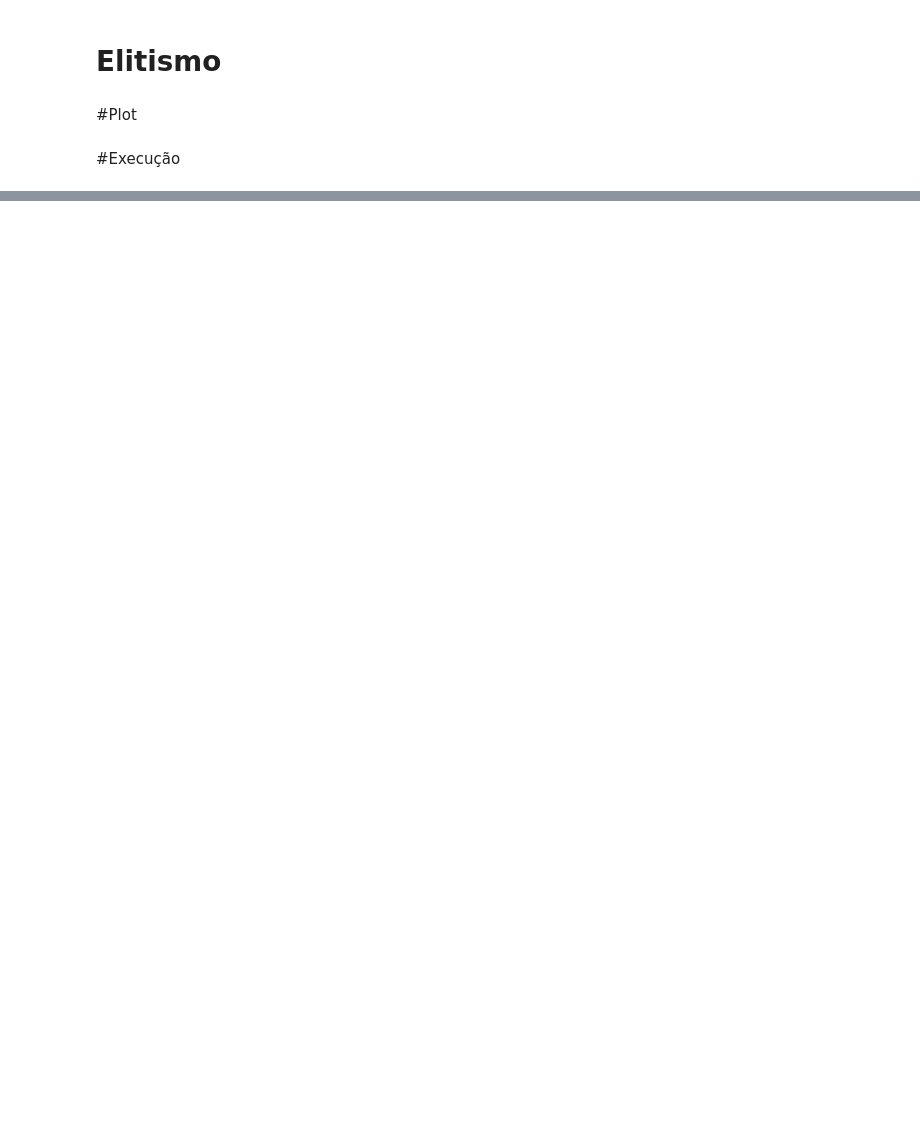
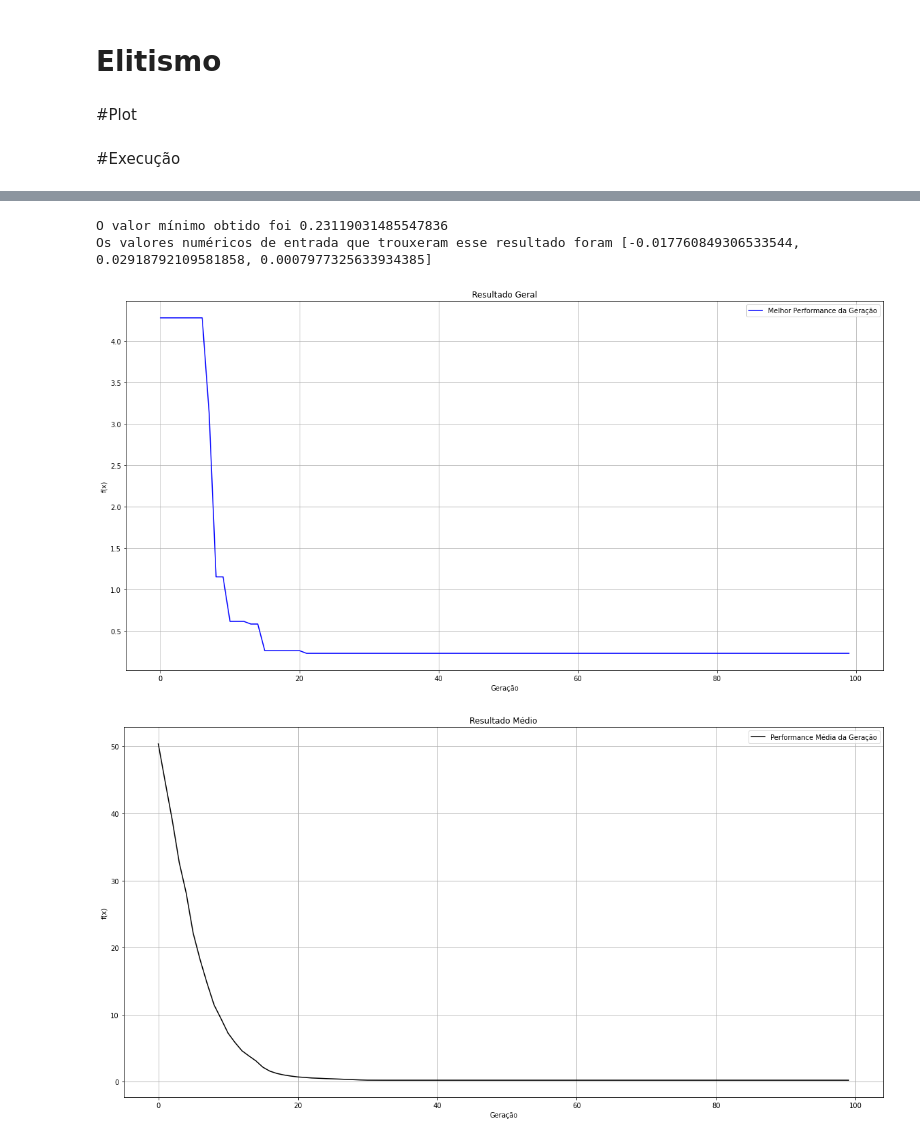
Before and after one commit to gilvandrocesardemedeiros/DCA_UFRN_IA, a Jupyter notebook: Unidade_3/IA_GA.ipynb, the cells around one changed output, grey strips where cells are left out. Saved outputs shown, nothing was run; the diff lists cells and outputs as text; code cells hidden in the pictures; blank space fills up the shorter version.

```diff
--- a/Unidade_3/IA_GA.ipynb
+++ b/Unidade_3/IA_GA.ipynb
@@ -339,0 +380,18 @@ popu
+# %%
+#Teste 3
+%%time
+qnt_populacao = 1000
+selecao = 'roleta'
+taxa_cruz = 0.1
+taxa_mut = 0.1
+taxa_elit = 0.1
+
+seed = 42
+n_geracoes = 100
+tam_bin = 10
+popu = algoGenetico(qnt_populacao,seed,n_geracoes,taxa_elit,selecao,taxa_cruz,taxa_mut,tam_bin)
+# %% [output]
+O valor mínimo obtido foi 0.23119031485547836
+Os valores numéricos de entrada que trouxeram esse resultado foram [-0.017760849306533544, 0.02918792109581858, 0.0007977325633934385]
+[figure, added]
+[figure, added]
```
Also changed, not shown: parts of 29 cells of this notebook.
